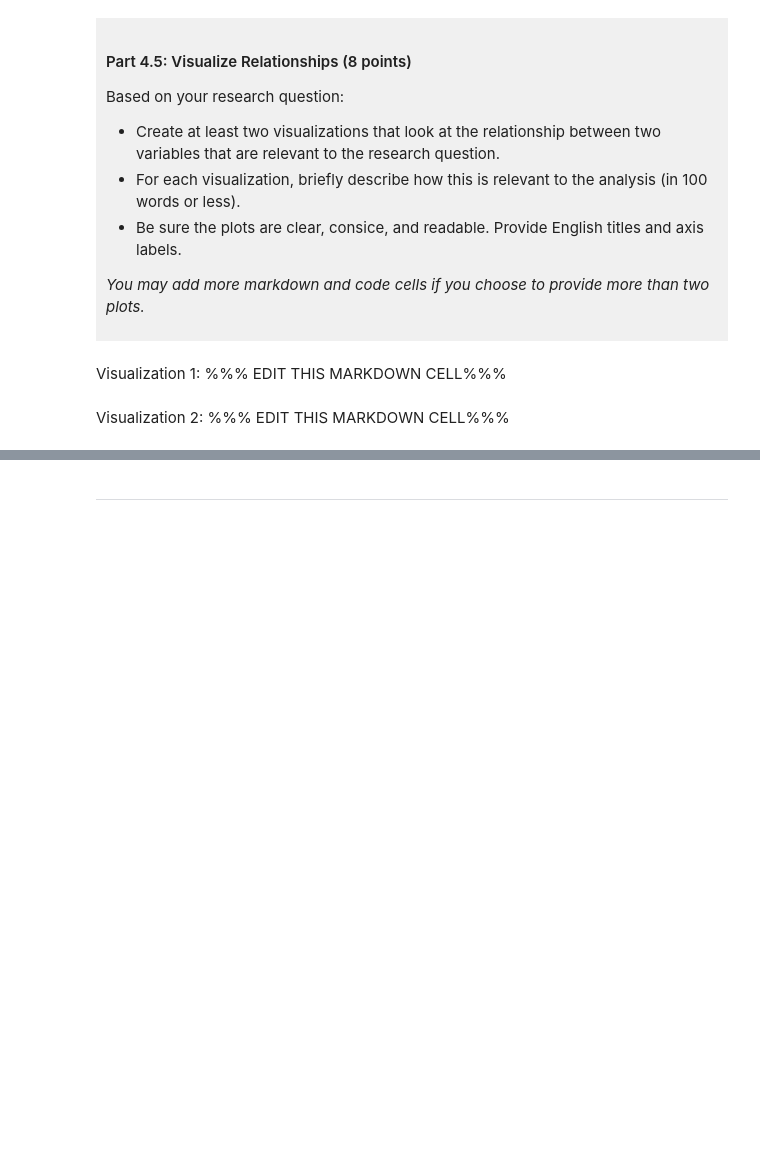
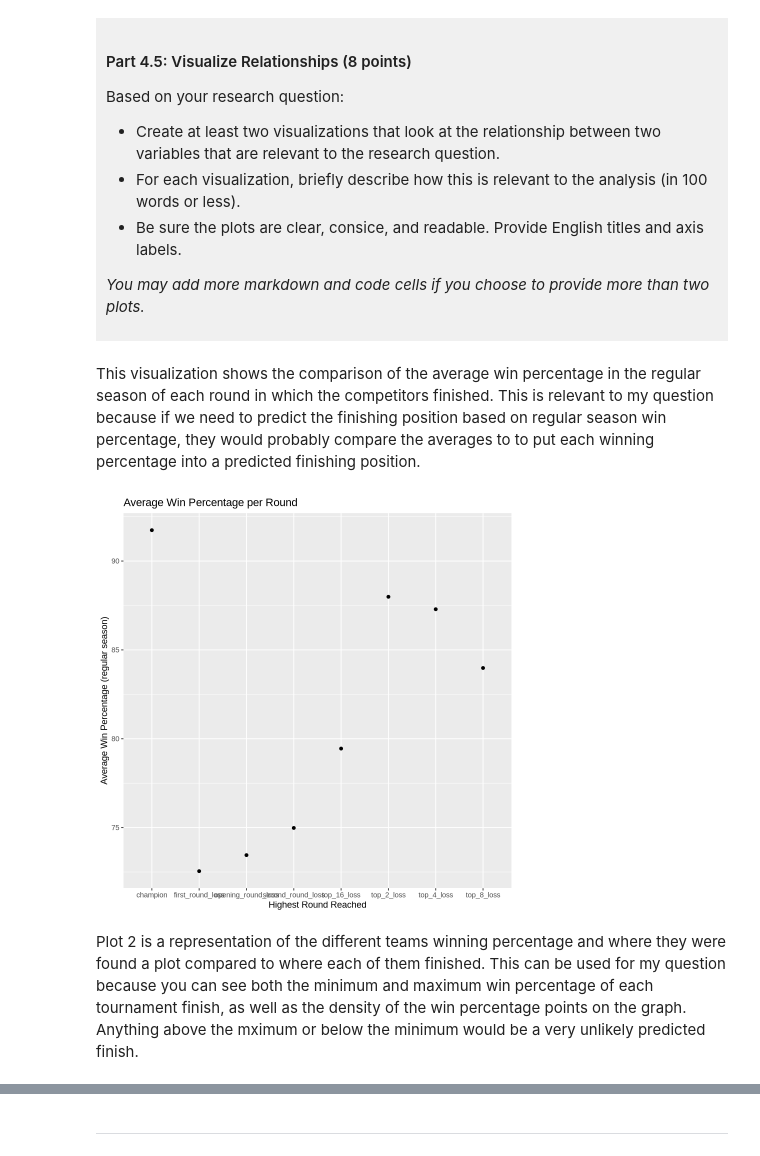
Before and after one commit to Ronanwiens/dsci-100-project-ronan-wiens, a Jupyter notebook: dsci-100-project-notebook.ipynb, the cells around one changed output, grey strips where cells are left out. Saved outputs shown, nothing was run; the diff lists cells and outputs as text; code cells hidden in the pictures; blank space fills up the shorter version.

```diff
--- a/dsci-100-project-notebook.ipynb
+++ b/dsci-100-project-notebook.ipynb
@@ -321,9 +384,21 @@ Based on your research question:
 *You may add more markdown and code cells if you choose to provide more than two plots.*
 </div>
 # %% [markdown]
-Visualization 1: %%% EDIT THIS MARKDOWN CELL%%%
+This visualization shows the comparison of the average win percentage in the regular season of each round in which the competitors finished. This is relevant to my question because if we need to predict the finishing position based on regular season win percentage, they would probably compare the  averages to to put each winning percentage into a predicted finishing position.
 # %%
-### EDIT THIS CODE CELL FOR VISUALIZATION 1###
+rounds <- c("opening_round_loss", "first_round_loss", "second_round_loss", "top_16_loss", "top_8_loss", "top_4_loss", "top_2_loss", "champion")
+average_per_round <- c(73.45, 72.54788, 74.97996, 79.44696, 83.98176, 87.28919, 87.98919, 91.73784)
+ncaa_average <- data.frame ( Round_reached = rounds, average_win_pct_per_round = average_per_round)
+
+Plot_1 <- ncaa_average |>
+ggplot (aes( x = Round_reached, y = average_win_pct_per_round)) +
+geom_point () +
+xlab ("Highest Round Reached") +
+ylab ("Average Win Percentage (regular season)") +
+ggtitle ("Average Win Percentage per Round")
+Plot_1
+# %% [output]
+[figure, added]
 # %% [markdown]
-Visualization 2: %%% EDIT THIS MARKDOWN CELL%%%
+Plot 2 is a representation of the different teams winning percentage and where they were found a plot compared to where each of them finished. This can be used for my question because you can see both the minimum and maximum win percentage of each tournament finish, as well as the density of the win percentage points on the graph. Anything above the mximum or below the minimum would be a very unlikely predicted finish.
 # %%
```
Also changed, not shown: parts of 7 cells of this notebook.
